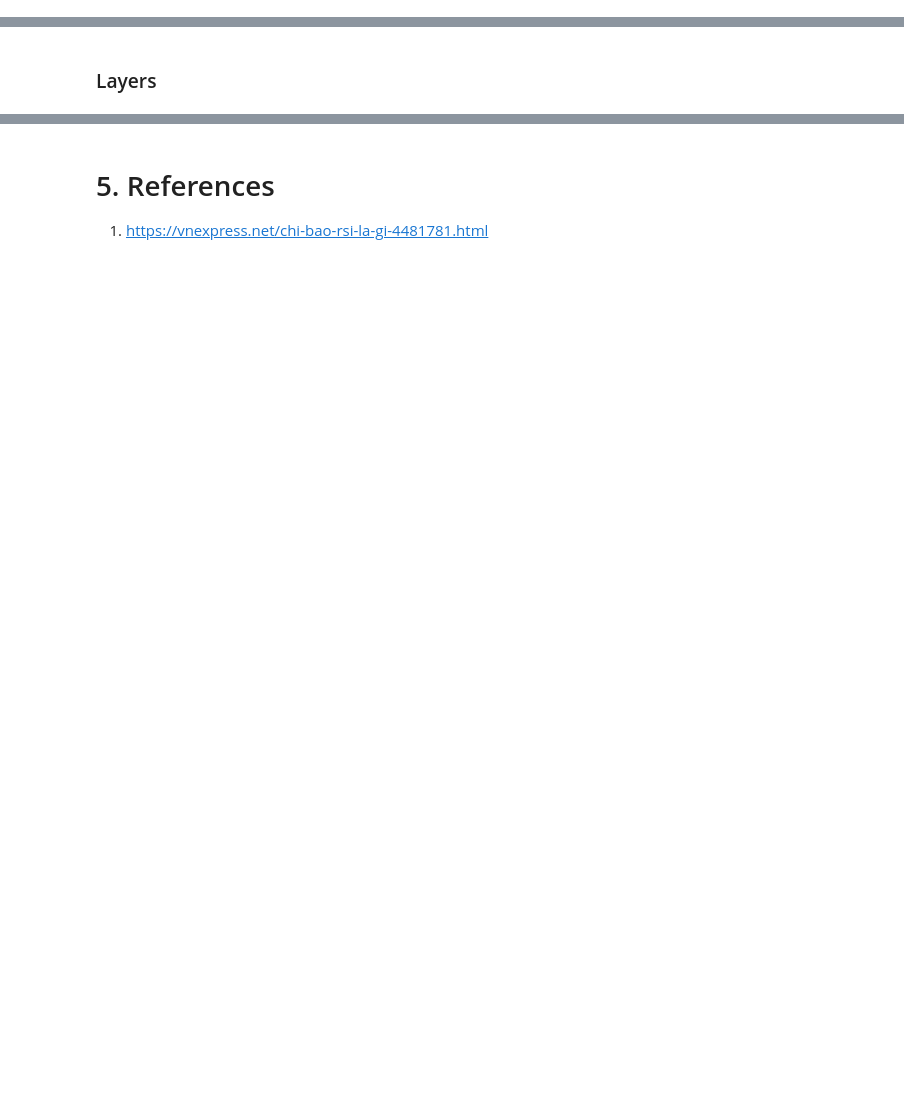
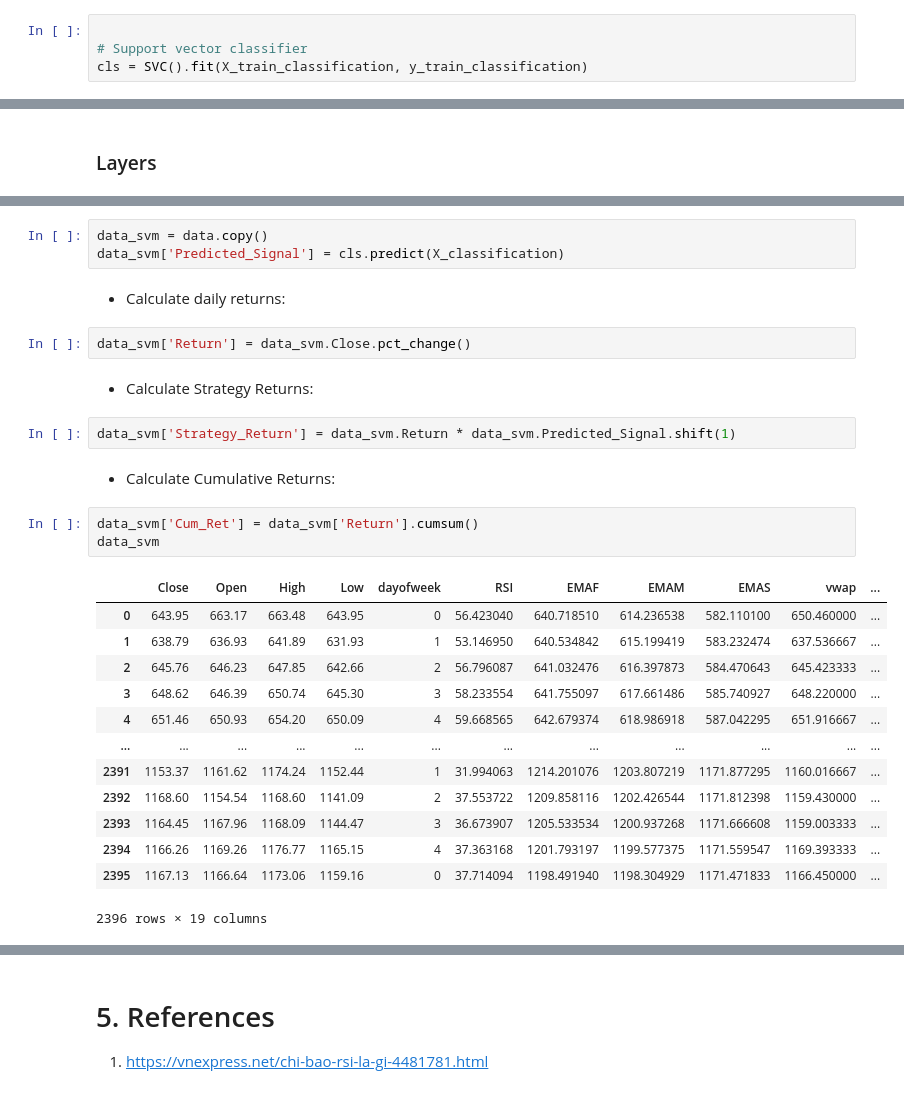
Before and after one commit to dangnguyenphuc/stock-prediction, a Jupyter notebook: main.ipynb, the cells around one changed output, grey strips where cells are left out. Cells and saved outputs as stored; diff of their text form; blank space fills up the shorter version.

```diff
--- a/main.ipynb
+++ b/main.ipynb
@@ -540,0 +682,4 @@ ytrain:
+# %%
+
+# Support vector classifier
+cls = SVC().fit(X_train_classification, y_train_classification)
@@ -641,0 +788,30 @@ Epoch 40/40
+# %%
+data_svm = data.copy()
+data_svm['Predicted_Signal'] = cls.predict(X_classification)
+# %% [markdown]
+* Calculate daily returns:
+# %%
+data_svm['Return'] = data_svm.Close.pct_change()
+# %% [markdown]
+* Calculate Strategy Returns:
+# %%
+data_svm['Strategy_Return'] = data_svm.Return * data_svm.Predicted_Signal.shift(1)
+# %% [markdown]
+* Calculate Cumulative Returns:
+# %%
+data_svm['Cum_Ret'] = data_svm['Return'].cumsum()
+data_svm
+# %% [output]
+|  | Close | Open | High | Low | dayofweek | RSI | EMAF | EMAM | EMAS | vwap | ... |
+| 0 | 643.95 | 663.17 | 663.48 | 643.95 | 0 | 56.423040 | 640.718510 | 614.236538 | 582.110100 | 650.460000 | ... |
+| 1 | 638.79 | 636.93 | 641.89 | 631.93 | 1 | 53.146950 | 640.534842 | 615.199419 | 583.232474 | 637.536667 | ... |
+| 2 | 645.76 | 646.23 | 647.85 | 642.66 | 2 | 56.796087 | 641.032476 | 616.397873 | 584.470643 | 645.423333 | ... |
+| 3 | 648.62 | 646.39 | 650.74 | 645.30 | 3 | 58.233554 | 641.755097 | 617.661486 | 585.740927 | 648.220000 | ... |
+| 4 | 651.46 | 650.93 | 654.20 | 650.09 | 4 | 59.668565 | 642.679374 | 618.986918 | 587.042295 | 651.916667 | ... |
+| ... | ... | ... | ... | ... | ... | ... | ... | ... | ... | ... | ... |
+| 2391 | 1153.37 | 1161.62 | 1174.24 | 1152.44 | 1 | 31.994063 | 1214.201076 | 1203.807219 | 1171.877295 | 1160.016667 | ... |
+| 2392 | 1168.60 | 1154.54 | 1168.60 | 1141.09 | 2 | 37.553722 | 1209.858116 | 1202.426544 | 1171.812398 | 1159.430000 | ... |
+| 2393 | 1164.45 | 1167.96 | 1168.09 | 1144.47 | 3 | 36.673907 | 1205.533534 | 1200.937268 | 1171.666608 | 1159.003333 | ... |
+| 2394 | 1166.26 | 1169.26 | 1176.77 | 1165.15 | 4 | 37.363168 | 1201.793197 | 1199.577375 | 1171.559547 | 1169.393333 | ... |
+| 2395 | 1167.13 | 1166.64 | 1173.06 | 1159.16 | 0 | 37.714094 | 1198.491940 | 1198.304929 | 1171.471833 | 1166.450000 | ... |
+2396 rows × 19 columns
```
Also changed, not shown: parts of 37 cells of this notebook, 1 other file.
